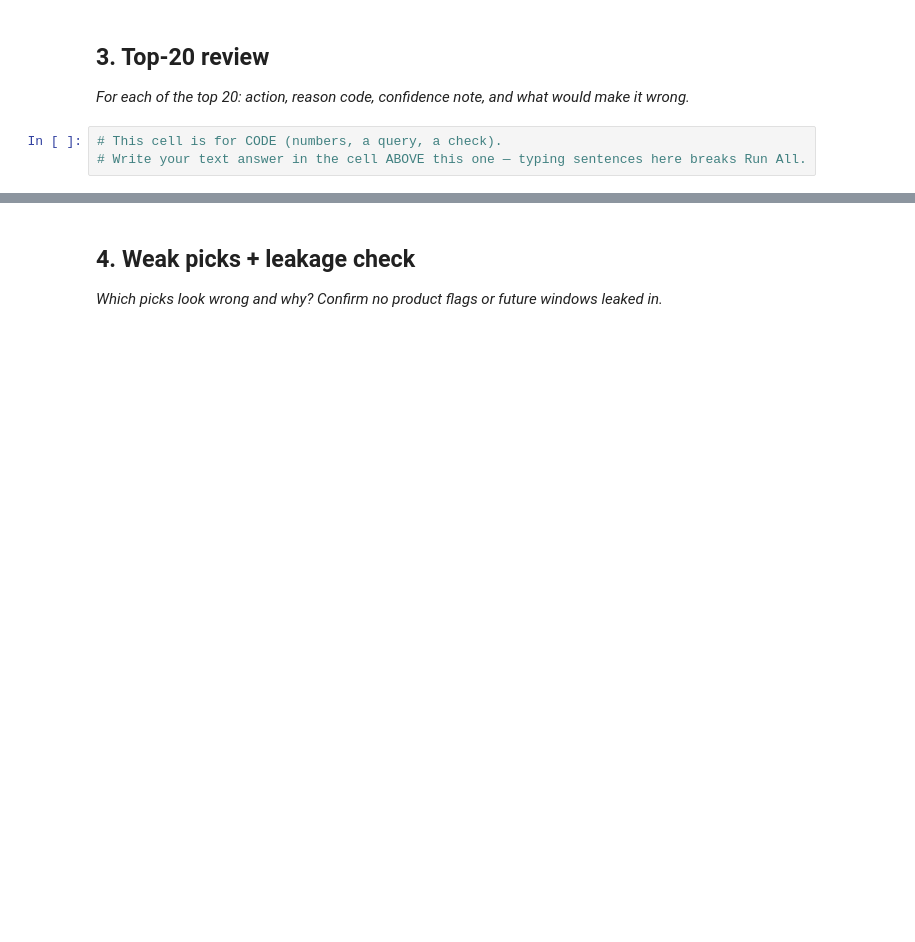
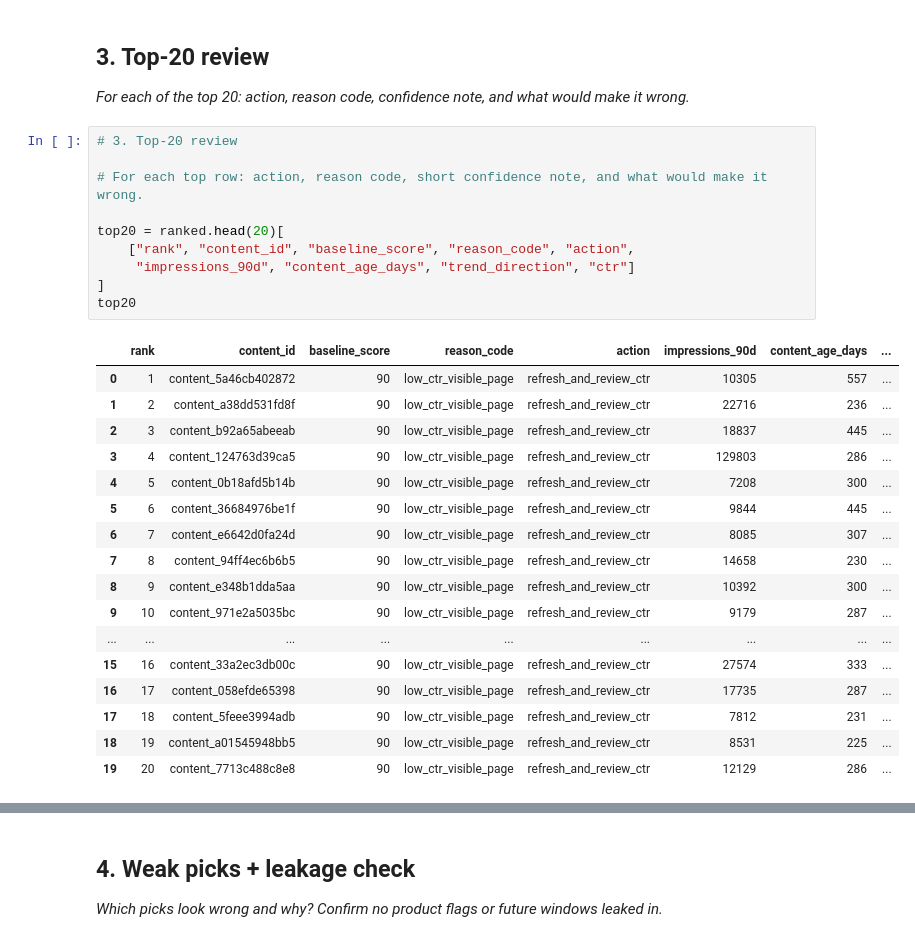
Before and after one commit to Fatima-05/FlyRank-ML, a Jupyter notebook: work/notebooks/w04_baseline_score.ipynb, the cells around one changed output, grey strips where cells are left out. Saved outputs shown, nothing was run; the diff lists cells and outputs as text; blank space fills up the shorter version.

```diff
--- a/work/notebooks/w04_baseline_score.ipynb
+++ b/work/notebooks/w04_baseline_score.ipynb
@@ -24,6 +196,31 @@ This skeleton is yours to fill. Work the sections **in order** — each one has
 ## 3. Top-20 review
 
 *For each of the top 20: action, reason code, confidence note, and what would make it wrong.*
-# %%
-# This cell is for CODE (numbers, a query, a check).
-# Write your text answer in the cell ABOVE this one — typing sentences here breaks Run All.
+# %%
+# 3. Top-20 review
+
+# For each top row: action, reason code, short confidence note, and what would make it wrong.
+
+top20 = ranked.head(20)[
+    ["rank", "content_id", "baseline_score", "reason_code", "action",
+     "impressions_90d", "content_age_days", "trend_direction", "ctr"]
+]
+top20
+# %% [output]
+|  | rank | content_id | baseline_score | reason_code | action | impressions_90d | content_age_days | ... |
+| 0 | 1 | content_5a46cb402872 | 90 | low_ctr_visible_page | refresh_and_review_ctr | 10305 | 557 | ... |
+| 1 | 2 | content_a38dd531fd8f | 90 | low_ctr_visible_page | refresh_and_review_ctr | 22716 | 236 | ... |
+| 2 | 3 | content_b92a65abeeab | 90 | low_ctr_visible_page | refresh_and_review_ctr | 18837 | 445 | ... |
+| 3 | 4 | content_124763d39ca5 | 90 | low_ctr_visible_page | refresh_and_review_ctr | 129803 | 286 | ... |
+| 4 | 5 | content_0b18afd5b14b | 90 | low_ctr_visible_page | refresh_and_review_ctr | 7208 | 300 | ... |
+| 5 | 6 | content_36684976be1f | 90 | low_ctr_visible_page | refresh_and_review_ctr | 9844 | 445 | ... |
+| 6 | 7 | content_e6642d0fa24d | 90 | low_ctr_visible_page | refresh_and_review_ctr | 8085 | 307 | ... |
+| 7 | 8 | content_94ff4ec6b6b5 | 90 | low_ctr_visible_page | refresh_and_review_ctr | 14658 | 230 | ... |
+| 8 | 9 | content_e348b1dda5aa | 90 | low_ctr_visible_page | refresh_and_review_ctr | 10392 | 300 | ... |
+| 9 | 10 | content_971e2a5035bc | 90 | low_ctr_visible_page | refresh_and_review_ctr | 9179 | 287 | ... |
+| ... | ... | ... | ... | ... | ... | ... | ... | ... |
+| 15 | 16 | content_33a2ec3db00c | 90 | low_ctr_visible_page | refresh_and_review_ctr | 27574 | 333 | ... |
+| 16 | 17 | content_058efde65398 | 90 | low_ctr_visible_page | refresh_and_review_ctr | 17735 | 287 | ... |
+| 17 | 18 | content_5feee3994adb | 90 | low_ctr_visible_page | refresh_and_review_ctr | 7812 | 231 | ... |
+| 18 | 19 | content_a01545948bb5 | 90 | low_ctr_visible_page | refresh_and_review_ctr | 8531 | 225 | ... |
+| 19 | 20 | content_7713c488c8e8 | 90 | low_ctr_visible_page | refresh_and_review_ctr | 12129 | 286 | ... |
```
Also changed, not shown: parts of 10 cells of this notebook.
